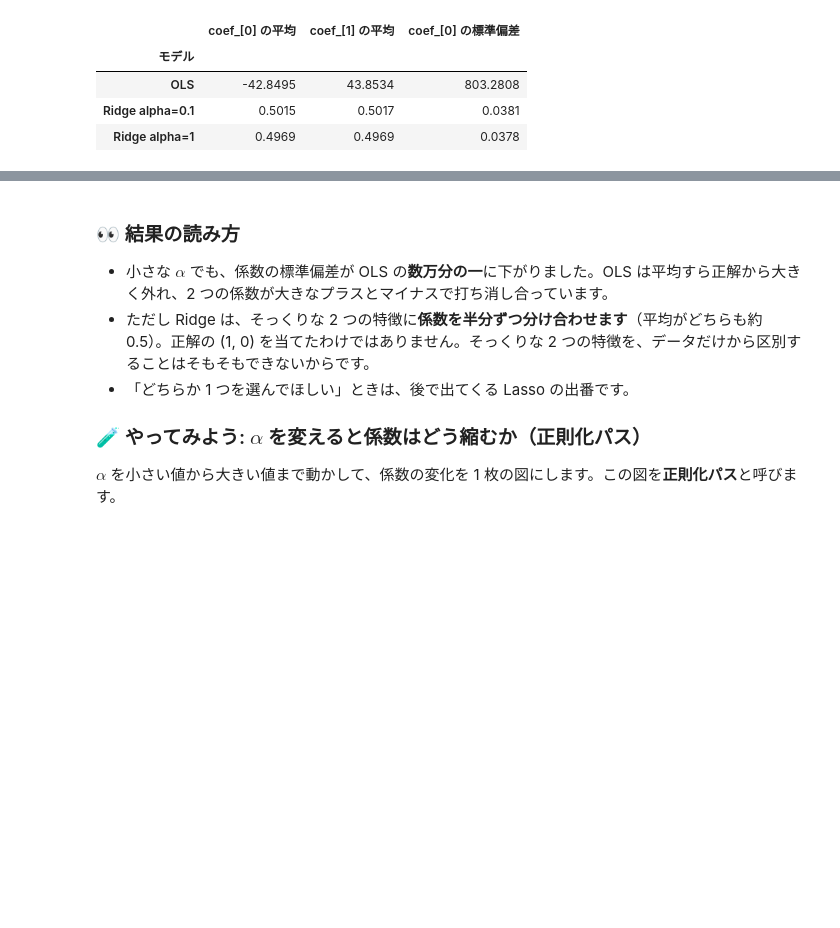
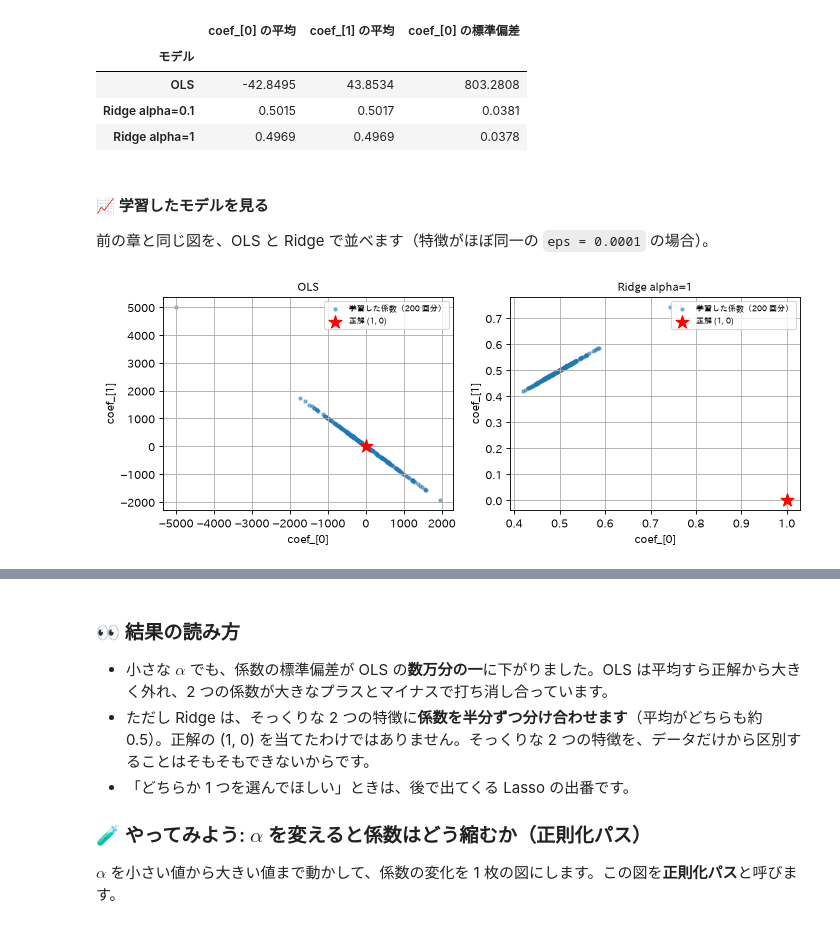
Before and after one commit to qsat/sandbox, a Jupyter notebook: study-sklearn/notebooks/01_supervised/01_linear_models_1_ols_regularization.ipynb, the cells around one changed output, grey strips where cells are left out. Drawn from its saved outputs; the diff is of its cells as text; code cells hidden in the pictures; blank space fills up the shorter version.

```diff
--- a/study-sklearn/notebooks/01_supervised/01_linear_models_1_ols_regularization.ipynb
+++ b/study-sklearn/notebooks/01_supervised/01_linear_models_1_ols_regularization.ipynb
@@ -407,3 +474,17 @@ pd.DataFrame(rows).set_index("モデル")
 | OLS | -42.8495 | 43.8534 | 803.2808 |
 | Ridge alpha=0.1 | 0.5015 | 0.5017 | 0.0381 |
 | Ridge alpha=1 | 0.4969 | 0.4969 | 0.0378 |
+# %% [markdown]
+#### 📈 学習したモデルを見る
+
+前の章と同じ図を、OLS と Ridge で並べます（特徴がほぼ同一の `eps = 0.0001` の場合）。
+# %%
+fig, axes = plt.subplots(1, 2, figsize=(9, 3.6))
+for ax, (name, make) in zip(axes, [("OLS", lambda: lm.LinearRegression()), ("Ridge alpha=1", lambda: lm.Ridge(alpha=1.0))]):
+    c = np.array([make().fit(X_c, x_a + np.random.RandomState(s).randn(n) * 0.5).coef_ for s in range(200)])
+    ax.scatter(c[:, 0], c[:, 1], s=8, alpha=0.5, label="学習した係数（200 回分）")
+    ax.scatter([1], [0], c="red", marker="*", s=150, label="正解 (1, 0)", zorder=3)
+    ax.set_xlabel("coef_[0]"); ax.set_ylabel("coef_[1]"); ax.set_title(name, fontsize=10); ax.legend(fontsize=7)
+plt.tight_layout(); plt.show()
+# %% [output]
+[figure, added]
```
Also changed, not shown: parts of 26 cells of this notebook.
